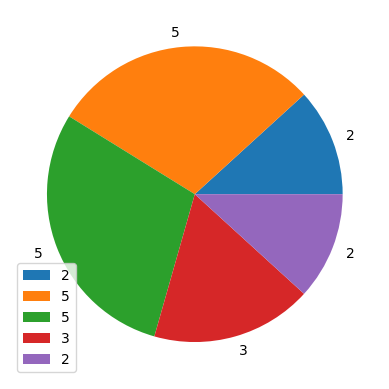
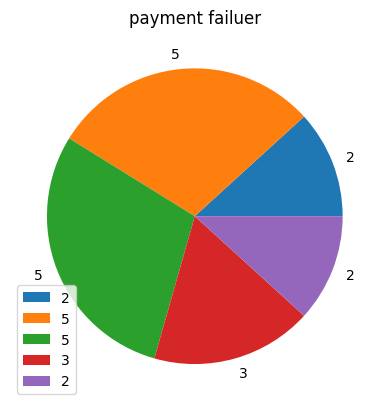
Unified diff of the notebook cell whose output changed from the first chart to the second:
--- before
+++ after
@@ -21,3 +21,4 @@
 )
 plt.legend()
+plt.title('payment failuer')
 plt.show()

Commit: Created using Colab